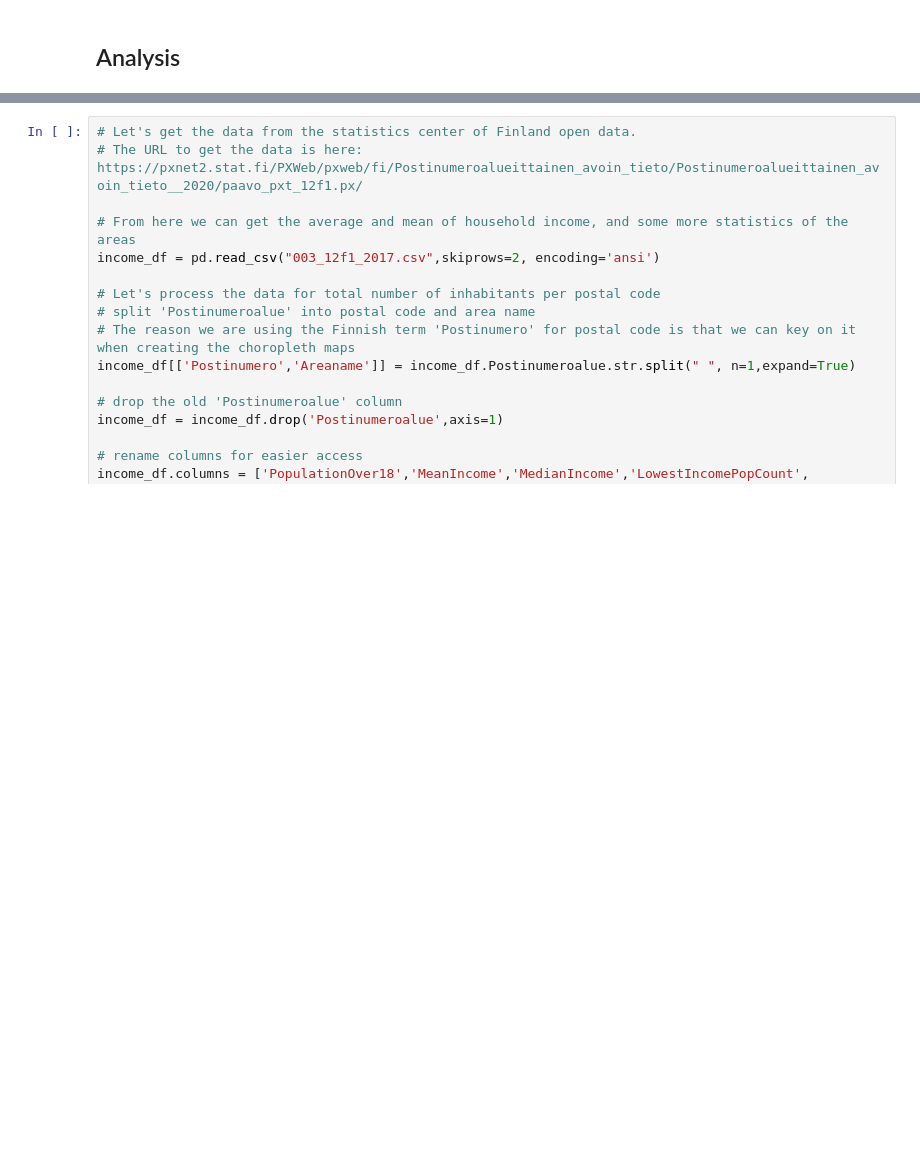
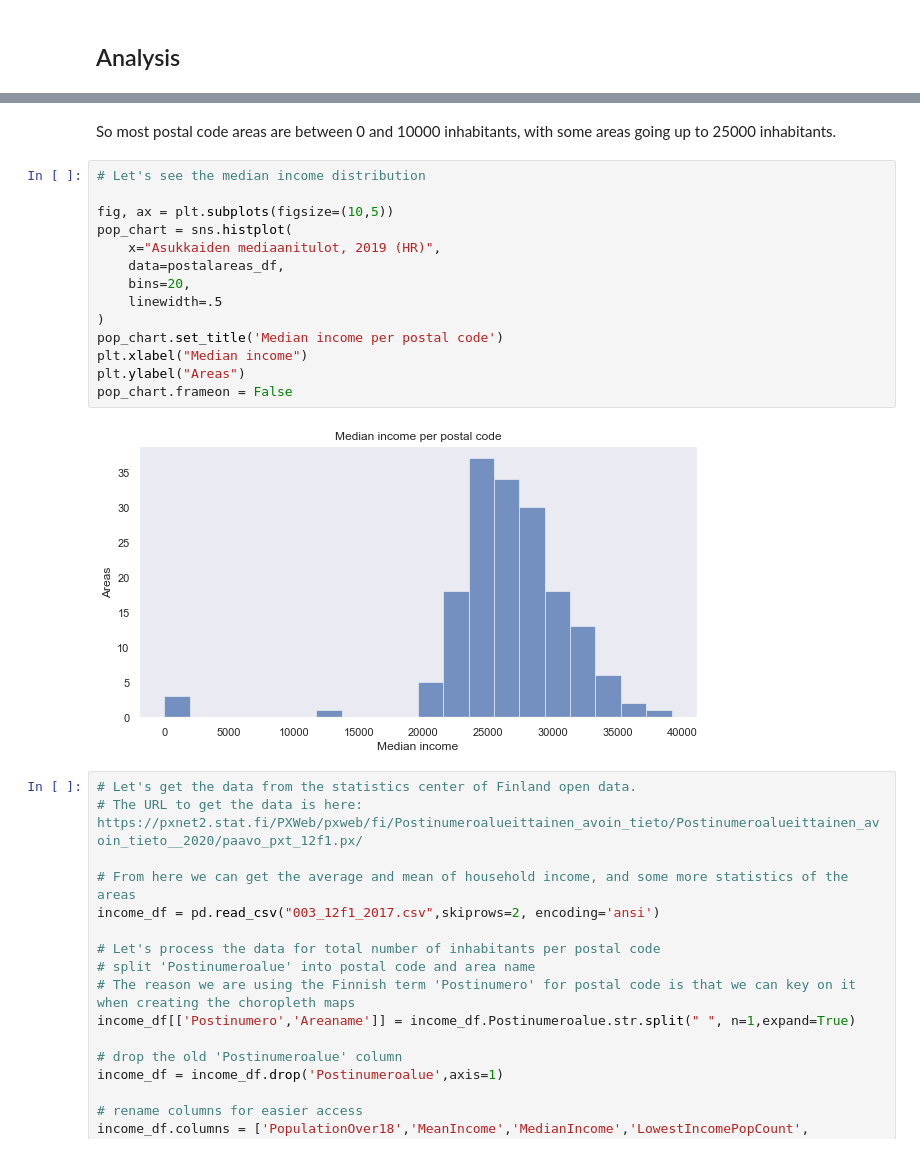
Before and after one commit to vesas/Coursera_Capstone, a Jupyter notebook: capstone/goodcoffee.ipynb, the cells around one changed output, grey strips where cells are left out. Cells and saved outputs as stored; diff of their text form; blank space fills up the shorter version.

```diff
--- a/capstone/goodcoffee.ipynb
+++ b/capstone/goodcoffee.ipynb
@@ -73,3 +98,21 @@ population_df.head()
+# %% [markdown]
+So most postal code areas are between 0 and 10000 inhabitants, with some areas going up to 25000 inhabitants.
+# %%
+# Let's see the median income distribution
+
+fig, ax = plt.subplots(figsize=(10,5))
+pop_chart = sns.histplot(
+    x="Asukkaiden mediaanitulot, 2019 (HR)",
+    data=postalareas_df,
+    bins=20,
+    linewidth=.5
+)
+pop_chart.set_title('Median income per postal code')
+plt.xlabel("Median income")
+plt.ylabel("Areas")
+pop_chart.frameon = False
+# %% [output]
+[figure, added]
 # %%
 # Let's get the data from the statistics center of Finland open data.
 # The URL to get the data is here: https://pxnet2.stat.fi/PXWeb/pxweb/fi/Postinumeroalueittainen_avoin_tieto/Postinumeroalueittainen_avoin_tieto__2020/paavo_pxt_12f1.px/
```
Also changed, not shown: parts of 7 cells of this notebook, 1 other file.
